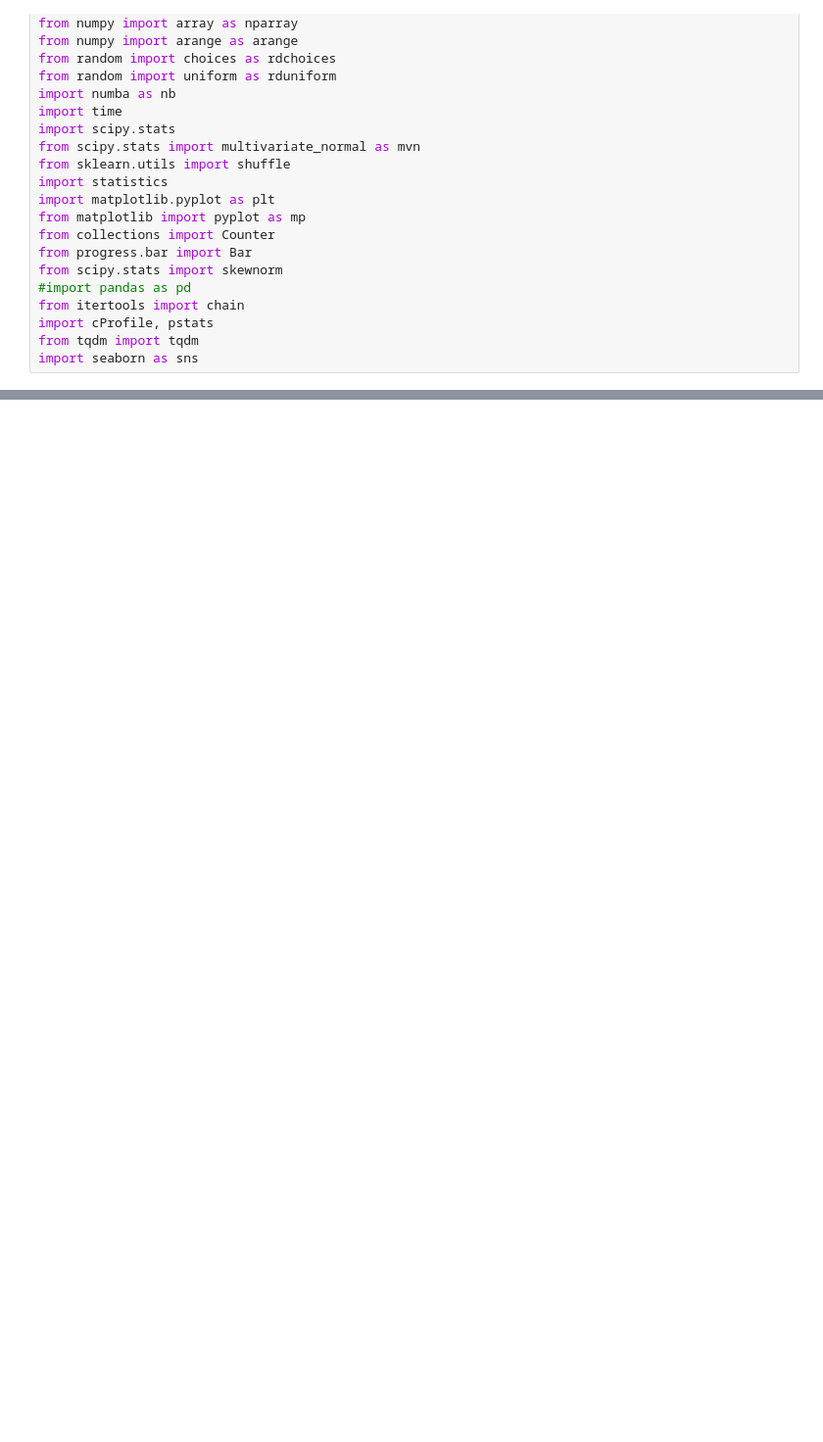
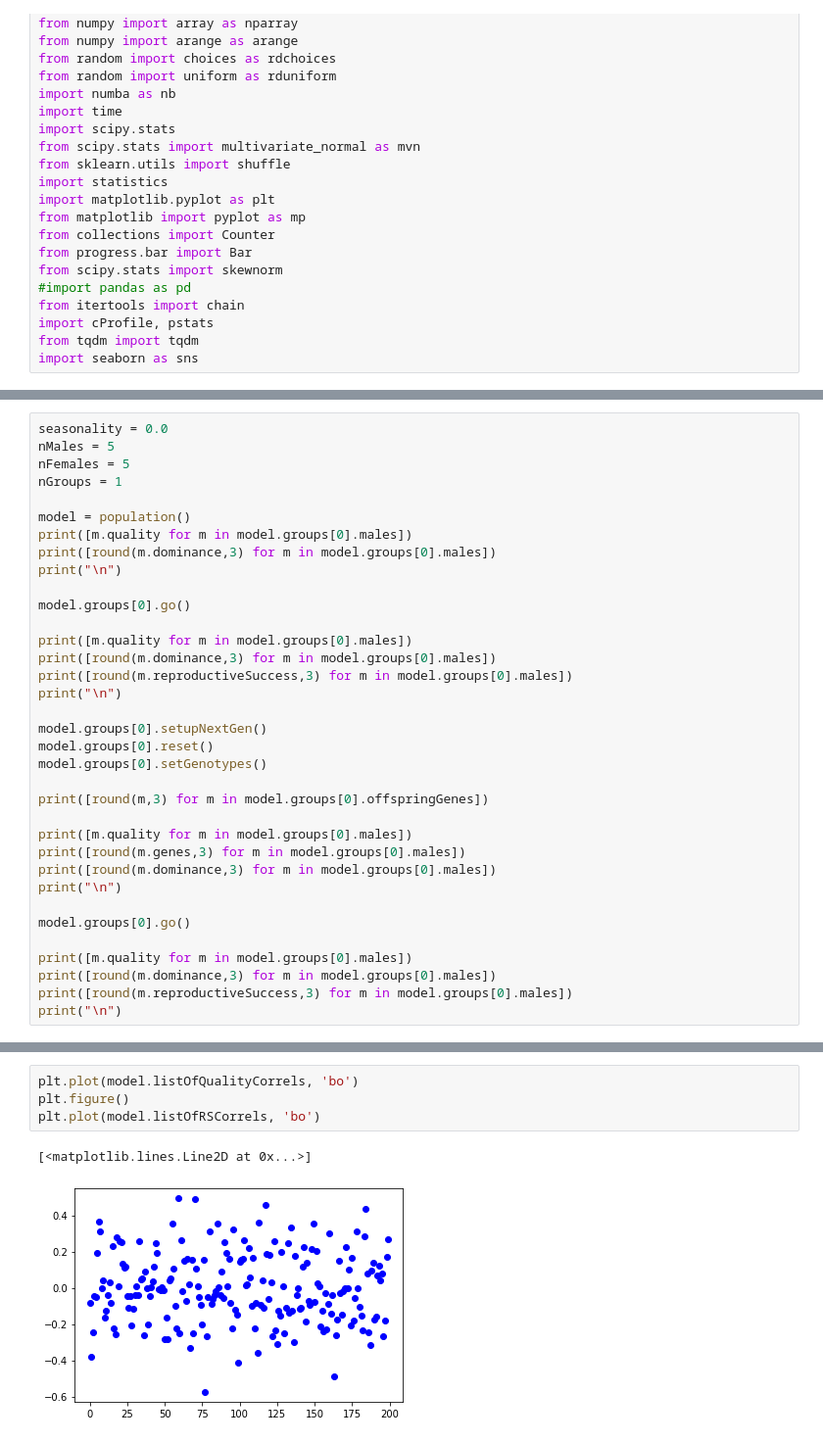
Before and after one commit to kevinrosenfield/FertilitySignalsABM, a Jupyter notebook: ReproductiveSkewSimulations.ipynb, the cells around one changed output, grey strips where cells are left out. Shown at 98% size. Cells and saved outputs as stored; diff of their text form; blank space fills up the shorter version.

```diff
--- a/ReproductiveSkewSimulations.ipynb
+++ b/ReproductiveSkewSimulations.ipynb
@@ -646,0 +74,35 @@ ylim = plt.ylim([0,110])
+# %%
+seasonality = 0.0
+nMales = 5
+nFemales = 5
+nGroups = 1
+
+model = population()
+print([m.quality for m in model.groups[0].males])
+print([round(m.dominance,3) for m in model.groups[0].males])
+print("\n")
+
+model.groups[0].go()
+
+print([m.quality for m in model.groups[0].males])
+print([round(m.dominance,3) for m in model.groups[0].males])
+print([round(m.reproductiveSuccess,3) for m in model.groups[0].males])
+print("\n")
+
+model.groups[0].setupNextGen()
+model.groups[0].reset()
+model.groups[0].setGenotypes()
+
+print([round(m,3) for m in model.groups[0].offspringGenes])
+
+print([m.quality for m in model.groups[0].males])
+print([round(m.genes,3) for m in model.groups[0].males])
+print([round(m.dominance,3) for m in model.groups[0].males])
+print("\n")
+
+model.groups[0].go()
+
+print([m.quality for m in model.groups[0].males])
+print([round(m.dominance,3) for m in model.groups[0].males])
+print([round(m.reproductiveSuccess,3) for m in model.groups[0].males])
+print("\n")
@@ -646,0 +422,7 @@ ylim = plt.ylim([0,110])
+# %%
+plt.plot(model.listOfQualityCorrels, 'bo')
+plt.figure()
+plt.plot(model.listOfRSCorrels, 'bo')
+# %% [output]
+[<matplotlib.lines.Line2D at 0x...>]
+[figure, added]
```
Also changed, not shown: parts of 43 cells of this notebook.
